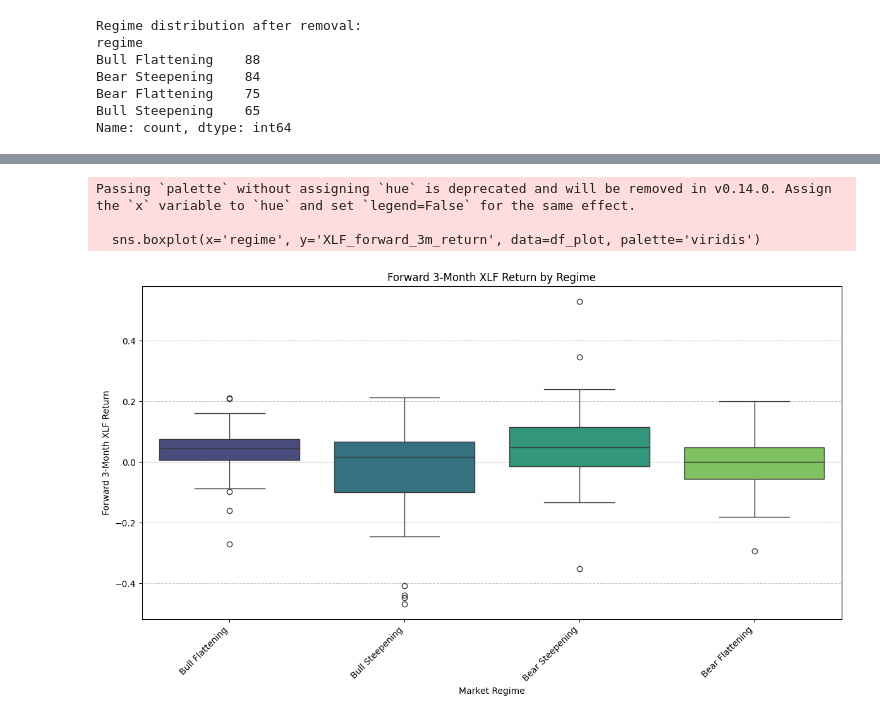
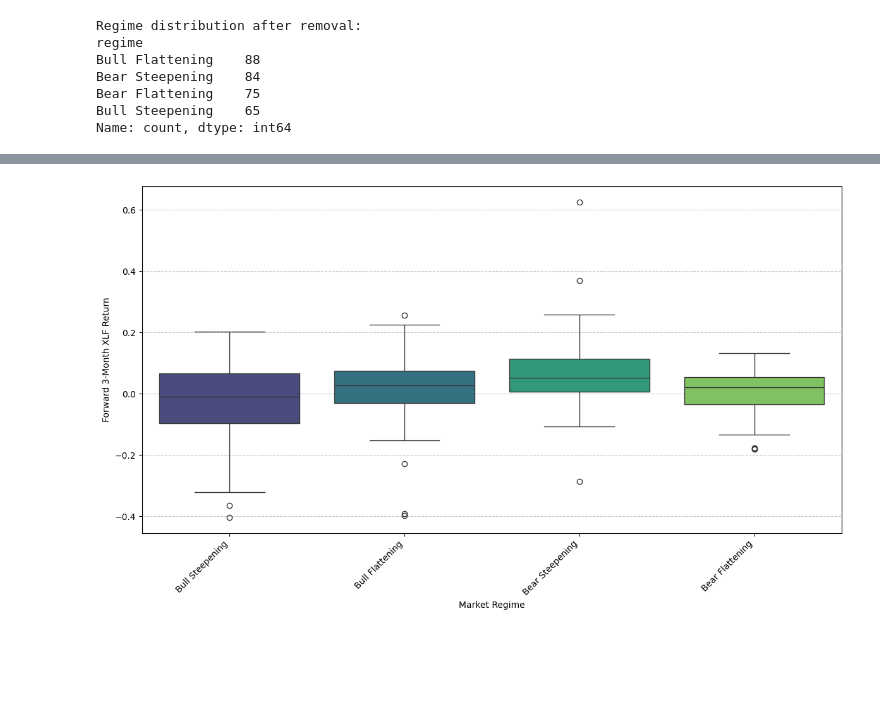
Before and after one commit to praneethk002/AM11_Individual_Assignment, a Jupyter notebook: ML_Final_Assignment.ipynb, the cells around one changed output, grey strips where cells are left out. Saved outputs shown, nothing was run; the diff lists cells and outputs as text; code cells hidden in the pictures; blank space fills up the shorter version.

```diff
--- a/ML_Final_Assignment.ipynb
+++ b/ML_Final_Assignment.ipynb
@@ -452,0 +484,32 @@ df_features tail (showing NaNs for forward returns):
+# %%
+# Align df_sectors to the index of df_features before calculating new features
+# This ensures both DataFrames cover the exact same time period after dropping initial NaNs in df_features
+df_sectors_aligned = df_sectors.loc[df_features.index]
+
+# Forward 3-month cumulative returns (next quarter)
+xlf_fwd = (1 + df_sectors_aligned['XLF']).shift(-1).rolling(3).apply(np.prod) - 1
+spy_fwd = (1 + df_sectors_aligned['SPY']).shift(-1).rolling(3).apply(np.prod) - 1
+xli_fwd = (1 + df_sectors_aligned['XLI']).shift(-1).rolling(3).apply(np.prod) - 1
+xle_fwd = (1 + df_sectors_aligned['XLE']).shift(-1).rolling(3).apply(np.prod) - 1
+xlu_fwd = (1 + df_sectors_aligned['XLU']).shift(-1).rolling(3).apply(np.prod) - 1
+xlk_fwd = (1 + df_sectors_aligned['XLK']).shift(-1).rolling(3).apply(np.prod) - 1
+xlv_fwd = (1 + df_sectors_aligned['XLV']).shift(-1).rolling(3).apply(np.prod) - 1
+xly_fwd = (1 + df_sectors_aligned['XLY']).shift(-1).rolling(3).apply(np.prod) - 1
+xlb_fwd = (1 + df_sectors_aligned['XLB']).shift(-1).rolling(3).apply(np.prod) - 1
+xly_fwd = (1 + df_sectors_aligned['XLY']).shift(-1).rolling(3).apply(np.prod) - 1
+xlp_fwd = (1 + df_sectors_aligned['XLP']).shift(-1).rolling(3).apply(np.prod) - 1
+
+
+# Calculate XLF and XLK outperformance against SPY
+df_features['XLF_outperform'] = (xlf_fwd > spy_fwd).astype(int)
+df_features['XLK_outperform'] = (xlk_fwd > spy_fwd).astype(int)
+
+# Calculate forward 3-month XLF return
+df_features['XLF_forward_3m_return'] = xlf_fwd
+
+df_features['XLK_forward_3m_return'] = xlk_fwd
+
+print("df_features head with new performance and forward return features:")
+display(df_features.head())
+print("\ndf_features tail (showing NaNs for forward returns):")
+display(df_features.tail())
@@ -471,22 +549,18 @@ Name: count, dtype: int64
 # %%
 import matplotlib.pyplot as plt
 import seaborn as sns
 
 # Drop NaNs for the box plot, as forward returns for the last 3 months are NaN
 # We temporarily create a copy for plotting to avoid modifying the original df_features yet
 df_plot = df_features.dropna(subset=['XLF_forward_3m_return']).copy()
 
 plt.figure(figsize=(12, 7))
-sns.boxplot(x='regime', y='XLF_forward_3m_return', data=df_plot, palette='viridis')
-plt.title('Forward 3-Month XLF Return by Regime')
+sns.boxplot(x='regime', y='XLF_forward_3m_return', data=df_plot, hue='regime', palette='viridis', legend=False )
 plt.xlabel('Market Regime')
 plt.ylabel('Forward 3-Month XLF Return')
 plt.grid(axis='y', linestyle='--', alpha=0.7)
 plt.xticks(rotation=45, ha='right')
 plt.tight_layout()
 plt.show()
 # %% [output]
-Passing `palette` without assigning `hue` is deprecated and will be removed in v0.14.0. Assign the `x` variable to `hue` and set `legend=False` for the same effect.
-
-  sns.boxplot(x='regime', y='XLF_forward_3m_return', data=df_plot, palette='viridis')
-[figure, old version]
+[figure, new version]
```
Also changed, not shown: parts of 33 cells of this notebook.
